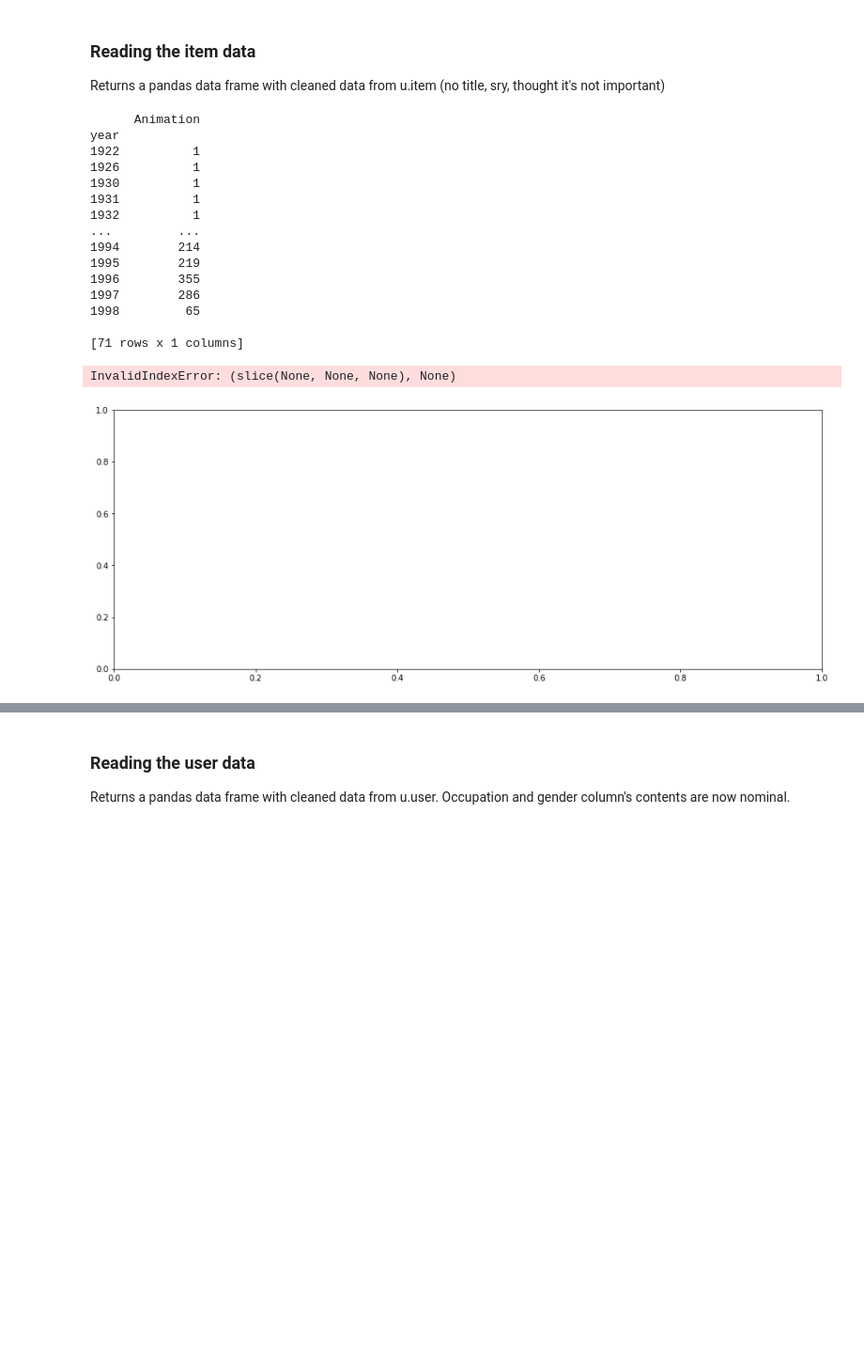
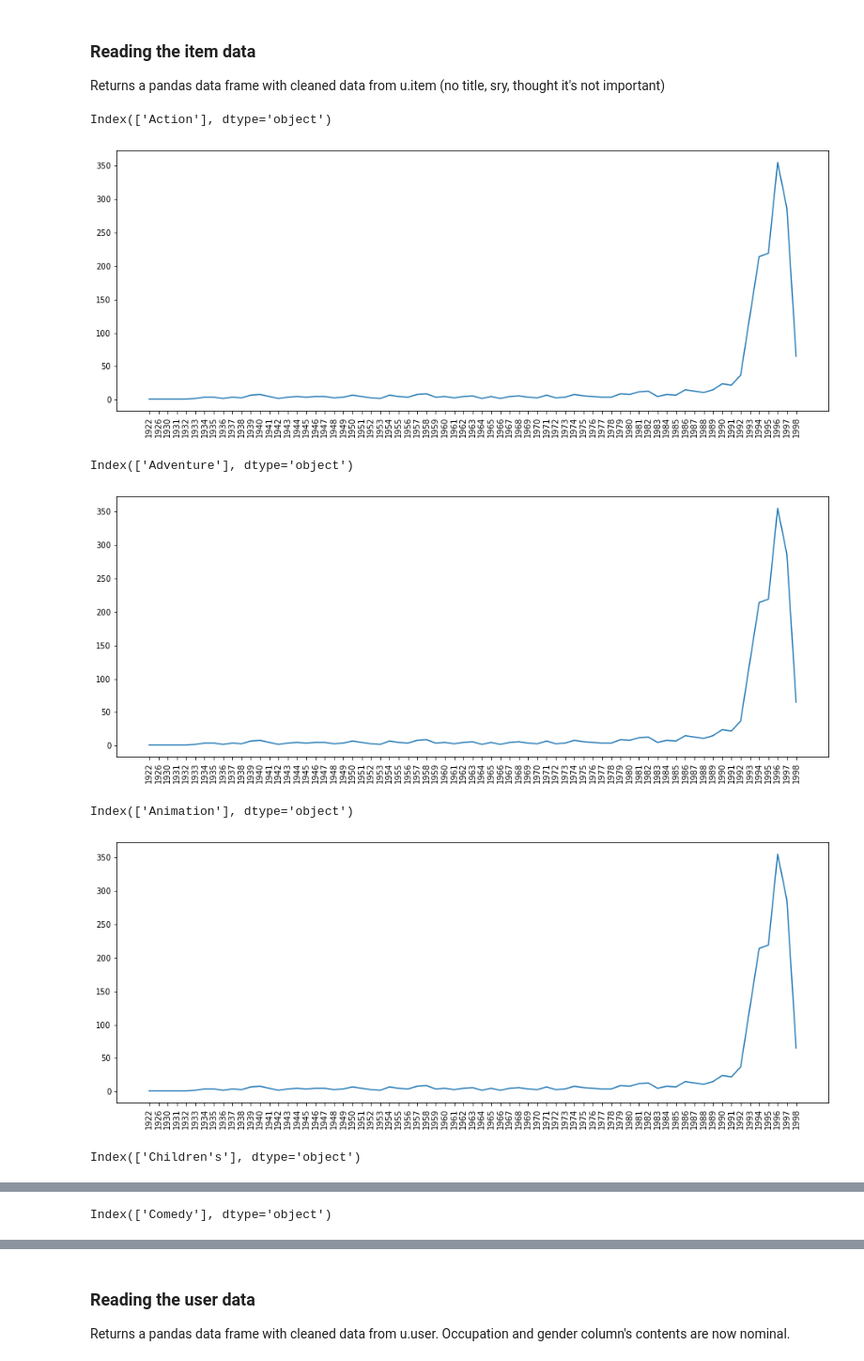
Before and after one commit to Xevenst/MovLensDataSet, a Jupyter notebook: preprocessingEx.ipynb, the cells around one changed output, grey strips where cells are left out. Shown at 94% size. Cells and saved outputs as stored; diff of their text form; code cells hidden in the pictures; blank space fills up the shorter version.

Commit message:
Can plot but groupby still wrong

```diff
--- a/preprocessingEx.ipynb
+++ b/preprocessingEx.ipynb
@@ -27,56 +27,42 @@ Returns a pandas data frame with cleaned data from u.item (no title, sry, though
 # %%
 items = pp.readItemData()
 items = items.sort_values(by=['year','item_id']).reset_index().drop('index',axis=1)
 items = items.dropna()
 
 # print(items.columns)
 count=0
 yearnow=0
 for i in range(len(items)):
     if(yearnow!=items['year'][i]):
         count+=1
         yearnow=items['year'][i]
 
-# print(items)
-# print(items.iloc[:,1])
 temp = list(items.iloc[:,13])
 
 # temp2 = list(items.iloc[:,1].map(lambda x: int(x)))
 # print(temp2)
 # plt.figure(figsize=(16,6))
 # plt.bar(items.iloc[:,1],items.iloc[:,13])
 # plt.xticks(rotation = 90)
 # plt.show()
 
 items = items.drop('item_id',axis=1)
-temp3 = items.groupby(by=[items.columns[5],'year']).count()
-temp3
 
-j=4
-for i in range(0,19):
-    temp3 = items.loc[:,[items.columns[j],'year']].groupby(by='year').count()
+for i in range(2,len(items.columns)):
+    columnname = items.iloc[:,i].name
+    temp3 = items.loc[:,['year',columnname]]
+    temp3 = temp3.groupby(by=['year']).count()
+    print(temp3.columns)
     plt.figure(figsize=(16,6))
-    print(temp3)
-    plt.plot(items.iloc[:,1],temp3)
-    j+=1
-    plt.xticks(rotation = 90)
-    plt.title(items.iloc[:,j].name)
+    plt.plot(temp3.index,temp3.iloc[0:])
+    plt.xticks(rotation=90)
+    plt.title(temp3.columns.name)
     plt.show()
 # %% [output]
-      Animation
-year
-1922          1
-1926          1
-1930          1
-1931          1
-1932          1
-...         ...
-1994        214
-1995        219
-1996        355
-1997        286
-1998         65
-
-[71 rows x 1 columns]
+Index(['Action'], dtype='object')
+[figure, new version]
-InvalidIndexError: (slice(None, None, None), None)
+Index(['Adventure'], dtype='object')
-[figure, old version]
+[figure, added]
+Index(['Animation'], dtype='object')
+[figure, added]
+Index(['Children's'], dtype='object')
@@ -82,0 +70 @@ InvalidIndexError: (slice(None, None, None), None)
+Index(['Comedy'], dtype='object')
```
Also changed, not shown: parts of 3 cells of this notebook, 3 other files.
